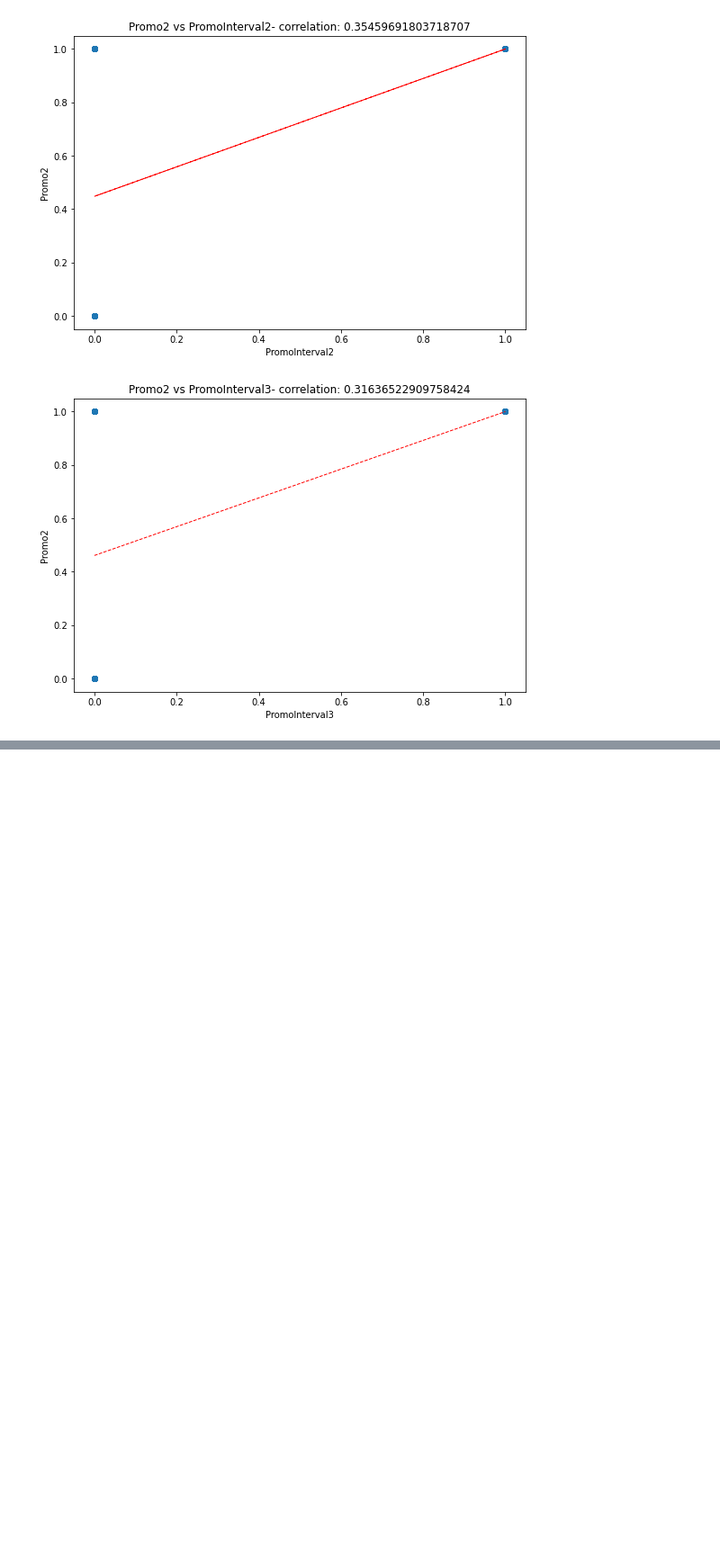
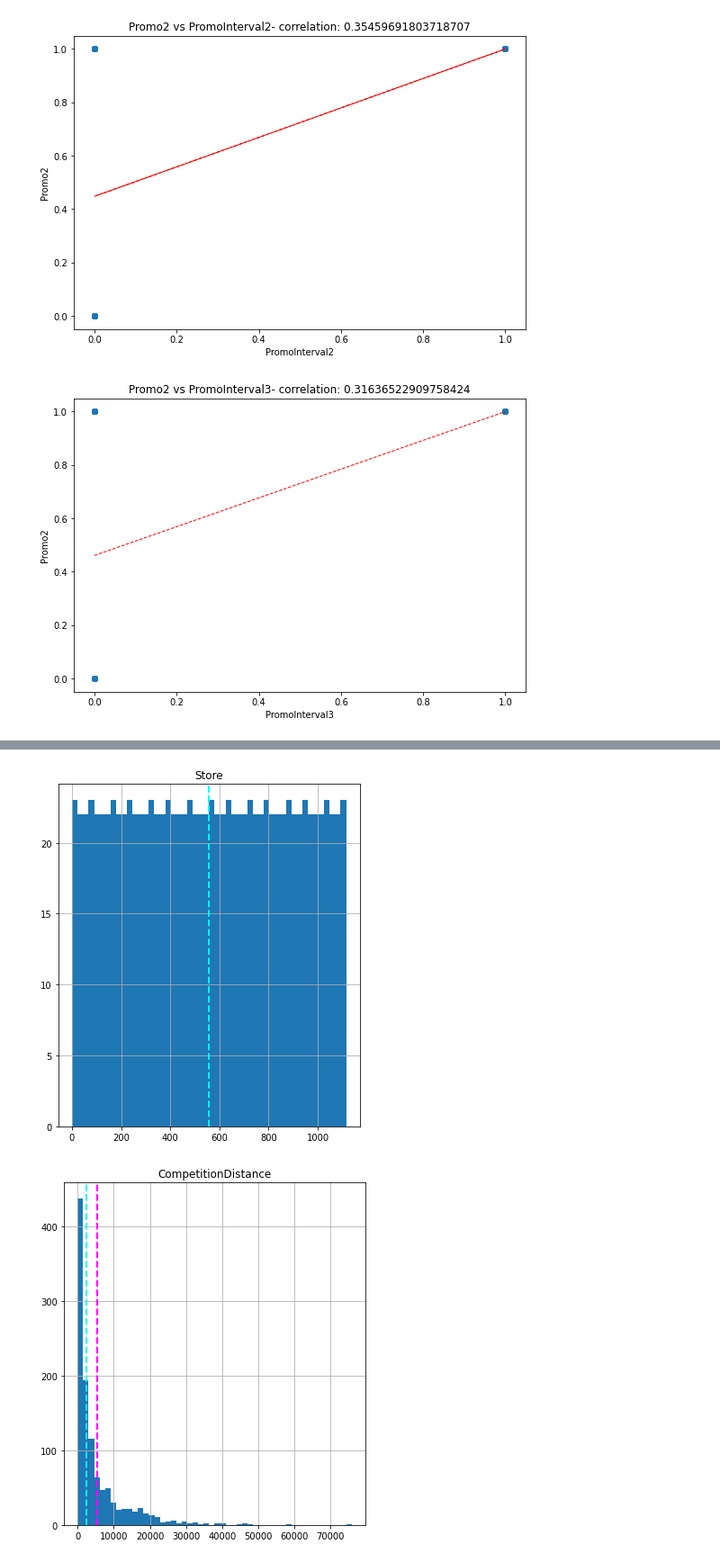
Before and after one commit to hrithikwel8/Rossmann_Sales_Prediction, a Jupyter notebook: Vridhi_Rossmann_Sales_Prediction_Capstone_Project.ipynb, the cells around one changed output, grey strips where cells are left out. Shown: that part at 90% size. Cells and saved outputs as stored; diff of their text form; code cells hidden in the pictures; blank space fills up the shorter version.

```diff
--- a/Vridhi_Rossmann_Sales_Prediction_Capstone_Project.ipynb
+++ b/Vridhi_Rossmann_Sales_Prediction_Capstone_Project.ipynb
@@ -210,0 +233,13 @@ sns.heatmap(abs(correlation), annot=True, cmap='coolwarm')
+# %%
+for col in numeric_features:
+  figure=plt.figure(figsize=(6,7))
+  ax=figure.gca()
+  feature = store_df[col]
+  feature.hist(bins=50, ax = ax)
+  ax.axvline(feature.mean(), color='magenta', linestyle='dashed', linewidth=2)
+  ax.axvline(feature.median(), color='cyan', linestyle='dashed', linewidth=2)
+  ax.set_title(col)
+plt.show()
+# %% [output]
+[figure, added]
+[figure, added]
```
Also changed, not shown: parts of 7 cells of this notebook.
